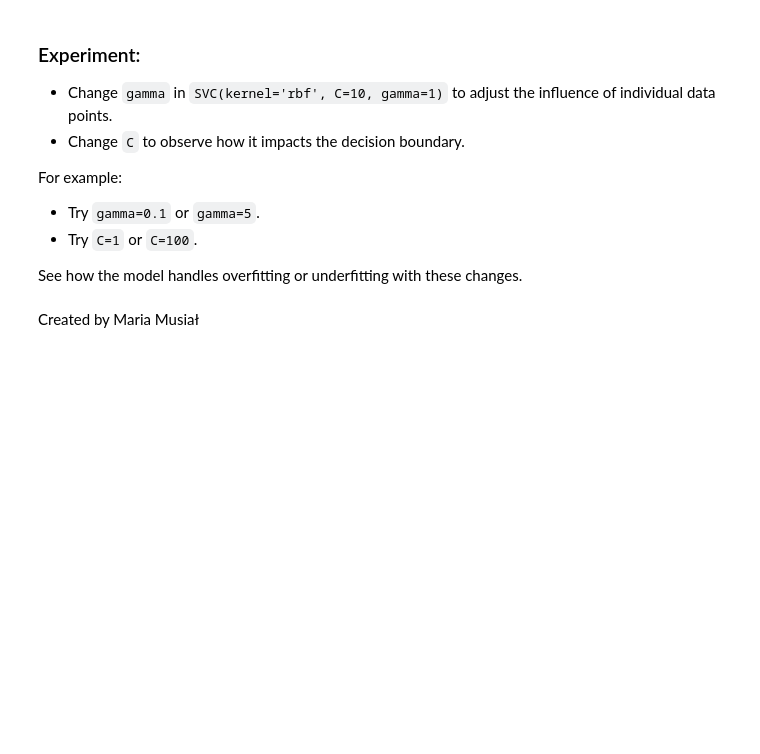
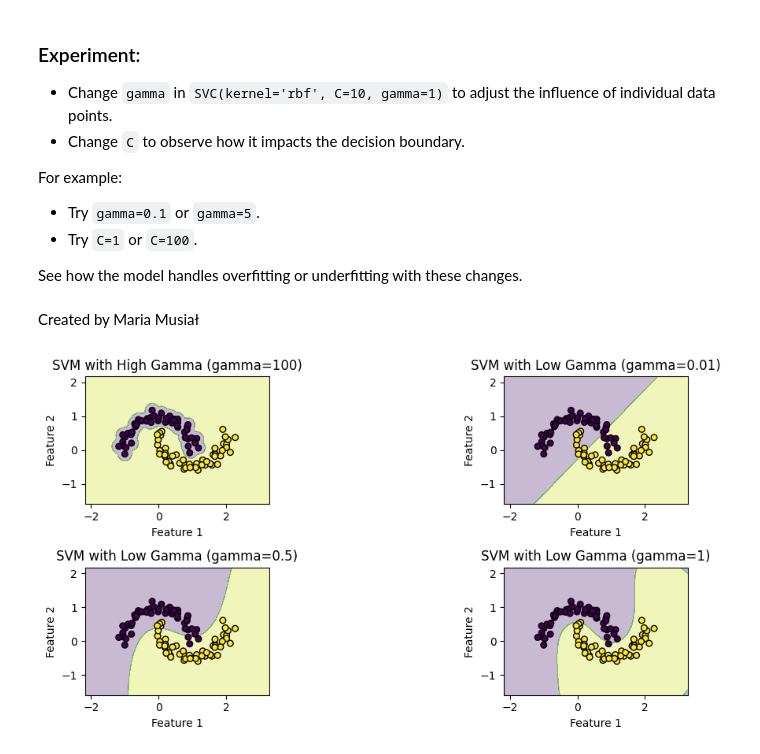
Before and after one commit to Bialkasss/IntroToML, a Jupyter notebook: SVM.ipynb, the cells around one changed output. Cells and saved outputs as stored; diff of their text form; code cells hidden in the pictures; blank space fills up the shorter version.

```diff
--- a/SVM.ipynb
+++ b/SVM.ipynb
@@ -86,3 +86,63 @@ For example:
 See how the model handles overfitting or underfitting with these changes.
 # %% [markdown]
 Created by Maria Musiał
+# %%
+import numpy as np
+import matplotlib.pyplot as plt
+from sklearn import datasets
+from sklearn.svm import SVC
+
+# Generate a synthetic dataset
+X, y = datasets.make_moons(n_samples=100, noise=0.1, random_state=42)
+
+# Train SVM with a high gamma value
+svm_high_gamma = SVC(kernel='rbf', gamma=100)
+svm_high_gamma.fit(X, y)
+
+# Train SVM with a low gamma value
+svm_low_gamma = SVC(kernel='rbf', gamma=0.01)
+svm_low_gamma.fit(X, y)
+
+svm_05 = SVC(kernel='rbf', gamma=0.5)
+svm_05.fit(X, y)
+
+svm_1 =  SVC(kernel='rbf', gamma=1)
+svm_1.fit(X, y)
+
+def plot_decision_boundary(model, X, y, title):
+    # Create a grid to plot the decision boundary
+    x_min, x_max = X[:, 0].min() - 1, X[:, 0].max() + 1
+    y_min, y_max = X[:, 1].min() - 1, X[:, 1].max() + 1
+    xx, yy = np.meshgrid(np.arange(x_min, x_max, 0.01),
+                         np.arange(y_min, y_max, 0.01))
+
+    Z = model.predict(np.c_[xx.ravel(), yy.ravel()])
+    Z = Z.reshape(xx.shape)
+
+    plt.contourf(xx, yy, Z, alpha=0.3)
+    plt.scatter(X[:, 0], X[:, 1], c=y, s=30, edgecolor='k')
+    plt.title(title)
+    plt.xlabel('Feature 1')
+    plt.ylabel('Feature 2')
+    plt.xlim(x_min, x_max)
+    plt.ylim(y_min, y_max)
+    plt.gca().set_aspect('equal', adjustable='box')
+
+
+# Plot decision boundary for high gamma
+plt.figure(figsize=(12, 5))
+
+plt.subplot(2, 2, 1)
+plot_decision_boundary(svm_high_gamma, X, y, 'SVM with High Gamma (gamma=100)')
+
+# Plot decision boundary for low gamma
+plt.subplot(2, 2, 2)
+plot_decision_boundary(svm_low_gamma, X, y, 'SVM with Low Gamma (gamma=0.01)')
+plt.subplot(2, 2, 3)
+plot_decision_boundary(svm_05, X, y, 'SVM with Low Gamma (gamma=0.5)')
+plt.subplot(2, 2, 4)
+plot_decision_boundary(svm_1, X, y, 'SVM with Low Gamma (gamma=1)')
+plt.tight_layout()
+plt.show()
+# %% [output]
+[figure, added]
```
